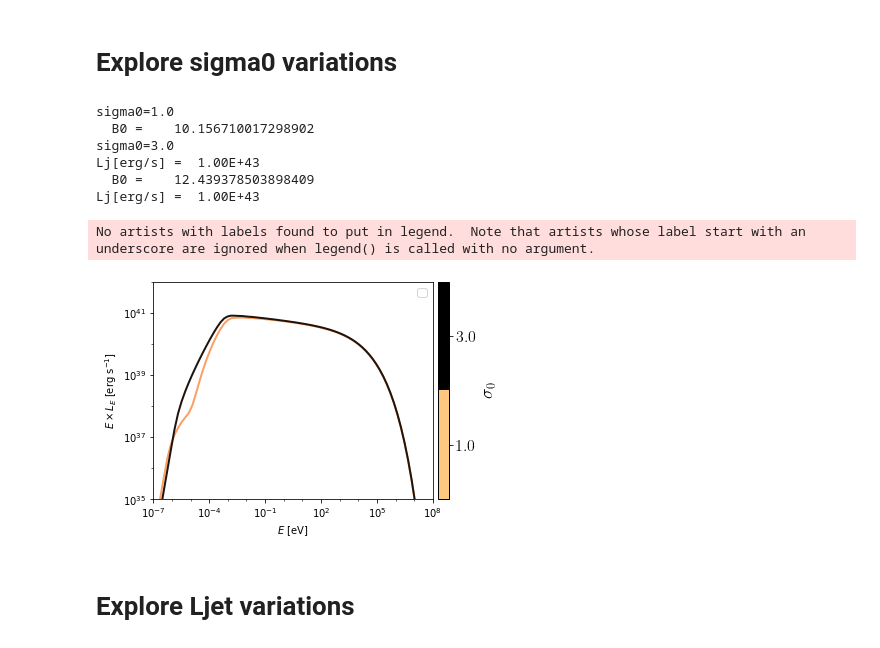
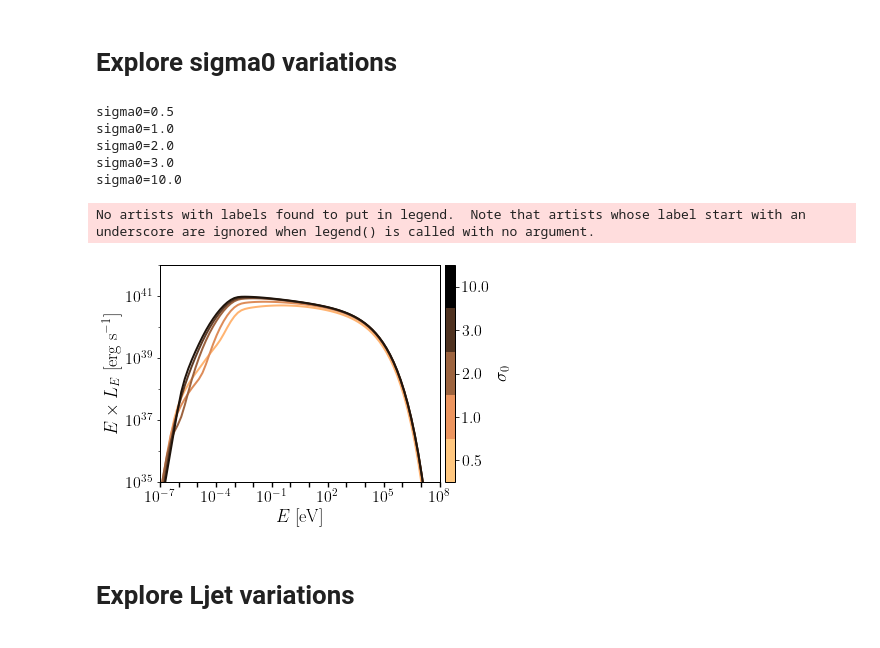
Before and after one commit to santimda/ExtendedJet, a Jupyter notebook: Code/explore_parameters.ipynb, the cells around one changed output. Cells and saved outputs as stored; diff of their text form; code cells hidden in the pictures.

```diff
--- a/Code/explore_parameters.ipynb
+++ b/Code/explore_parameters.ipynb
@@ -34,7 +35,7 @@ def model_syn(E, z, sigma0, Lj, z0, a_inj):
     - sigma0 (initial magnetization)
     - Lj (jet luminosity)
     - z0 (height at jet base)
-    - a_inj (power injected as Q(z) \propto z^-a_inj)
+    - a_inj (power injected as Q(z) \propto z^-(1+a_inj) )
     """
     # CHANGE TO extendedjetpy CUANDO ANDE BIEN!!!!
 
@@ -54,10 +76,10 @@ M_BH = 6.5e9           # Black hole mass [Msun] (EHT+2018?)
 R_g = 1.477e5*M_BH     # Gravitational radius (M_BH [Msun])
 
 # Default model parameters
-sigma0 = 1e1
-Lj = 1e43
-z0 = 10.0*R_g
-a_inj = 1.5
+sigma0_def = 1e1
+Lj_def = 1e43
+z0_def = 10.0*R_g
+a_inj_def = 0.5
 
 # Define the energy range for the SED
 E_min = 1e-7 * eV #Aprox 20 MHz
@@ -69,56 +91,36 @@ z = np.geomspace(5*R_g, 100*R_g, n_points)
 # Explore sigma0 variations
 # %%
 # Make a list with the values of fB
-sigma0s = [1e0, 3e0]
+sigma0s = [0.5e0, 1e0, 2e0, 3e0, 30e0]
 
 # Calculate the SED for each sigma0 value (fixing default parameters)
 SEDs = []
 for sigma0 in sigma0s:
     print(f'{sigma0=}')
-    #SED = model_sed(E, z, sigma0, Lj, z0, a_inj)
-    SED = model_syn(E, z, sigma0, Lj, z0, a_inj)
+    time.sleep(1)
+    #SED = model_sed(E, z, sigma0, Lj_def, z0_def, a_inj_def)
+    SED = model_syn(E, z, sigma0, Lj_def, z0_def, a_inj_def)
+    time.sleep(2)
     SEDs.append(SED)
 # %% [output]
+sigma0=0.5
 sigma0=1.0
-  B0 =    10.156710017298902
+sigma0=2.0
 sigma0=3.0
-Lj[erg/s] =  1.00E+43
-  B0 =    12.439378503898409
-Lj[erg/s] =  1.00E+43
+sigma0=10.0
 # %%
 # Voy a graficar datos y modelo
 fig, ax = plt.subplots(1)
 
 # Defino una paleta discreta
 n = len(sigma0s)
-color_vector = np.linspace(0.2, 0.9, n)
+color_vector = np.linspace(0.1, 0.9, n)
 colors = plt.cm.copper_r(color_vector) # define a palette avoiding extreme colors
 # Genero una colorbar discreta para n puntos
 c = np.arange(1, n+1)
 cmap = plt.cm.get_cmap('copper_r', n)
 norm = matplotlib.colors.BoundaryNorm(np.arange(n+1)+0.5,n)
 sm = plt.cm.ScalarMappable(norm=norm, cmap=cmap)
-
-# Definiciones estéticas
-nice_fonts = {
-        # Use LaTeX to write all text
-        "text.usetex": True,
-        "font.family": 'serif',
-        # Use 10pt font in plots, to match 10pt font in document
-        "axes.labelsize": 18,
-        "font.size": 18,
-        "axes.linewidth":1,
-        "axes.titlesize":16,
-        # Make the legend/label fonts a little smaller
-        "legend.fontsize": 12,
-        "xtick.labelsize": 16,
-        "ytick.labelsize": 16,
-        "xtick.major.size": 5,     # major tick size in points
-        "xtick.minor.size": 5,       # minor tick size in points
-        "xtick.major.width": 1.4,     # major tick width in points
-        "xtick.minor.width": 1.4,     # minor tick width in points
-}
-matplotlib.rcParams.update(nice_fonts)
 
 # Set labels
 plt.title('')
@@ -139,34 +141,35 @@ plt.legend(loc='best')
 ax.loglog()
 
 cbar = fig.colorbar(sm, ticks=c, label=r"$\sigma_0$", pad=0.015)
 cbar.ax.set_yticklabels(sigma0s)  # vertically oriented colorbar
 
 # Set xticks
 num = int(np.log10(xmax/xmin))
 x_major = matplotlib.ticker.LogLocator(base = 10.0, numticks = num//2)
 ax.xaxis.set_major_locator(x_major)
 x_minor = matplotlib.ticker.LogLocator(base = 10.0, numticks = (num//2) * 3)
 ax.xaxis.set_minor_locator(x_minor)
 ax.xaxis.set_minor_formatter(matplotlib.ticker.NullFormatter())
 
 # Set yticks
 numy = int(np.log10(ymax/ymin))
 y_major = matplotlib.ticker.LogLocator(base = 10.0, numticks = numy//2+1)
 ax.yaxis.set_major_locator(y_major)
 y_minor = matplotlib.ticker.LogLocator(base = 10.0, numticks = numy+2)
 ax.yaxis.set_minor_locator(y_minor)
 ax.yaxis.set_minor_formatter(matplotlib.ticker.NullFormatter())
 
+plt.legend('',frameon=False)
 plt.show()
 
 #fig.tight_layout(pad=0)
 #fig.savefig('SEDs_etas.pdf', bbox_inches='tight', pad_inches = 0.01)
 #AJUSTO A MANO EL RECORTE
 fig.subplots_adjust(bottom=0.16, top=0.97, left=0.14, right=0.91)
 fig.savefig('SEDs_sigma0s.pdf')
 # %% [output]
 No artists with labels found to put in legend.  Note that artists whose label start with an underscore are ignored when legend() is called with no argument.
-[figure, old version]
+[figure, new version]
 # %% [markdown]
 # Explore Ljet variations
 # %%
```
Also changed, not shown: parts of 8 cells of this notebook, 4 other files.
